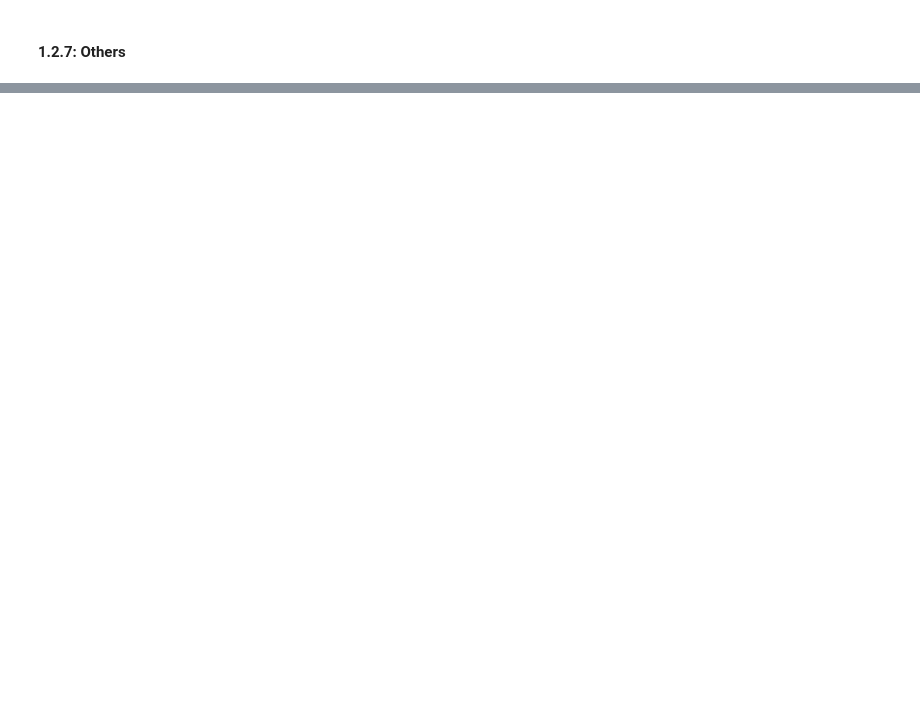
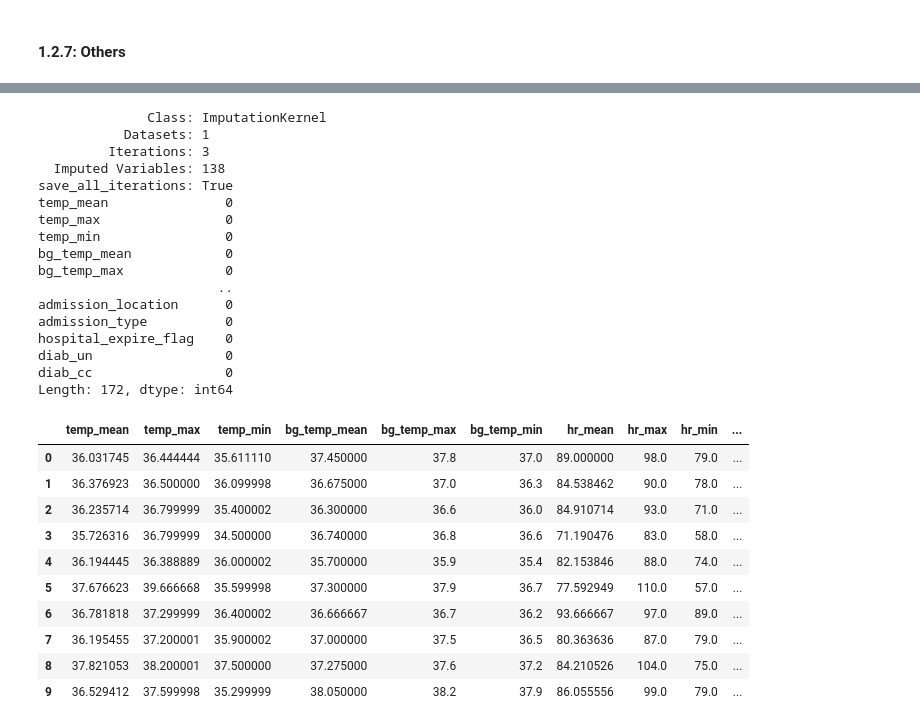
Before and after one commit to marcelchee/trident3, a Jupyter notebook: data_cleaning.ipynb, the cells around one changed output, grey strips where cells are left out. Cells and saved outputs as stored; diff of their text form; code cells hidden in the pictures; blank space fills up the shorter version.

```diff
--- a/data_cleaning.ipynb
+++ b/data_cleaning.ipynb
@@ -485,0 +512,19 @@ dfForImpute
+# %%
+dfForImpute = pd.DataFrame([0 for i in range(df.shape[0])])
+
+# generating timeseries summary values
+for column in timeseries:
+    if column not in df.columns:
+        continue
+    x = timeseries_valuenames[column] if column in timeseries_valuenames else "value"
+    meanList = []
+    maxList = []
+    minList = []
+    for i in range(len(df[column])):
+        y = ts_parser(df[column][i], timeLimits=(df['int_time1'][i].to_pydatetime(), df['ext_time1'][i].to_pydatetime()), valuename=x)
+        meanList.append(y[0])
+        maxList.append(y[1])
+        minList.append(y[2])
+    dfForImpute[column+'_mean'] = meanList
+    dfForImpute[column+'_max'] = maxList
+    dfForImpute[column+'_min'] = minList
@@ -486,20 +571,49 @@ dfForImpute
 # %%
-dfForImpute2 = dfForImpute[dfForImpute.columns[:]]
+dfForImpute2 = dfForImpute.drop(axis=1, columns=['int_time1', 'ext_time1', 'duration1','int_time2', 'ext_time2','duration2'])
 
 kds = mf.ImputationKernel(
   dfForImpute2,
   datasets=1,
   save_all_iterations=True,
   random_state=1991
 )
 
 # Run the MICE algorithm for 3 iterations
 kds.mice(3)
 
 print(kds)
 
 dfImputed = kds.complete_data(dataset=0, inplace=False)
 print(dfImputed.isnull().sum(0))
 
 # after imputation
 dfImputed.head(10)
+# %% [output]
+              Class: ImputationKernel
+           Datasets: 1
+         Iterations: 3
+  Imputed Variables: 138
+save_all_iterations: True
+temp_mean               0
+temp_max                0
+temp_min                0
+bg_temp_mean            0
+bg_temp_max             0
+                       ..
+admission_location      0
+admission_type          0
+hospital_expire_flag    0
+diab_un                 0
+diab_cc                 0
+Length: 172, dtype: int64
+|  | temp_mean | temp_max | temp_min | bg_temp_mean | bg_temp_max | bg_temp_min | hr_mean | hr_max | hr_min | ... |
+| 0 | 36.031745 | 36.444444 | 35.611110 | 37.450000 | 37.8 | 37.0 | 89.000000 | 98.0 | 79.0 | ... |
+| 1 | 36.376923 | 36.500000 | 36.099998 | 36.675000 | 37.0 | 36.3 | 84.538462 | 90.0 | 78.0 | ... |
+| 2 | 36.235714 | 36.799999 | 35.400002 | 36.300000 | 36.6 | 36.0 | 84.910714 | 93.0 | 71.0 | ... |
+| 3 | 35.726316 | 36.799999 | 34.500000 | 36.740000 | 36.8 | 36.6 | 71.190476 | 83.0 | 58.0 | ... |
+| 4 | 36.194445 | 36.388889 | 36.000002 | 35.700000 | 35.9 | 35.4 | 82.153846 | 88.0 | 74.0 | ... |
+| 5 | 37.676623 | 39.666668 | 35.599998 | 37.300000 | 37.9 | 36.7 | 77.592949 | 110.0 | 57.0 | ... |
+| 6 | 36.781818 | 37.299999 | 36.400002 | 36.666667 | 36.7 | 36.2 | 93.666667 | 97.0 | 89.0 | ... |
+| 7 | 36.195455 | 37.200001 | 35.900002 | 37.000000 | 37.5 | 36.5 | 80.363636 | 87.0 | 79.0 | ... |
+| 8 | 37.821053 | 38.200001 | 37.500000 | 37.275000 | 37.6 | 37.2 | 84.210526 | 104.0 | 75.0 | ... |
+| 9 | 36.529412 | 37.599998 | 35.299999 | 38.050000 | 38.2 | 37.9 | 86.055556 | 99.0 | 79.0 | ... |
```
Also changed, not shown: parts of 67 cells of this notebook, 1 other file.
